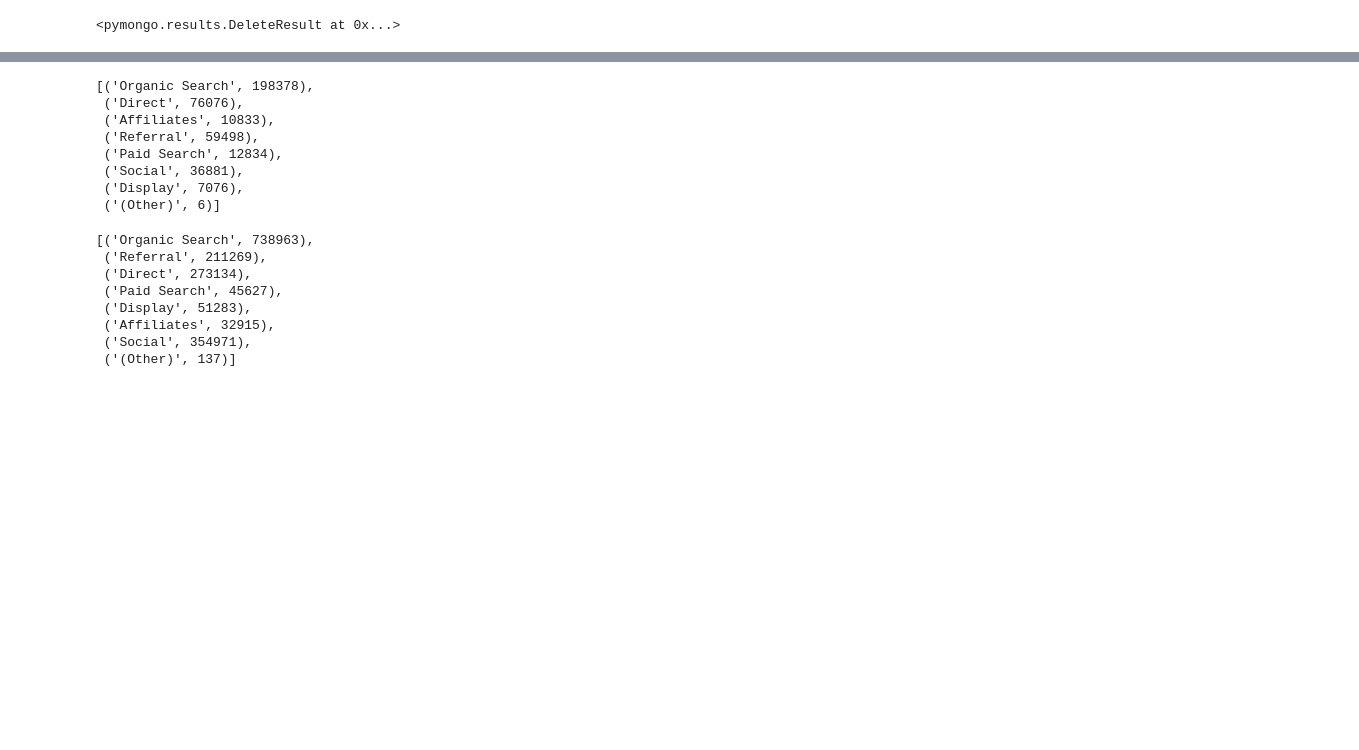
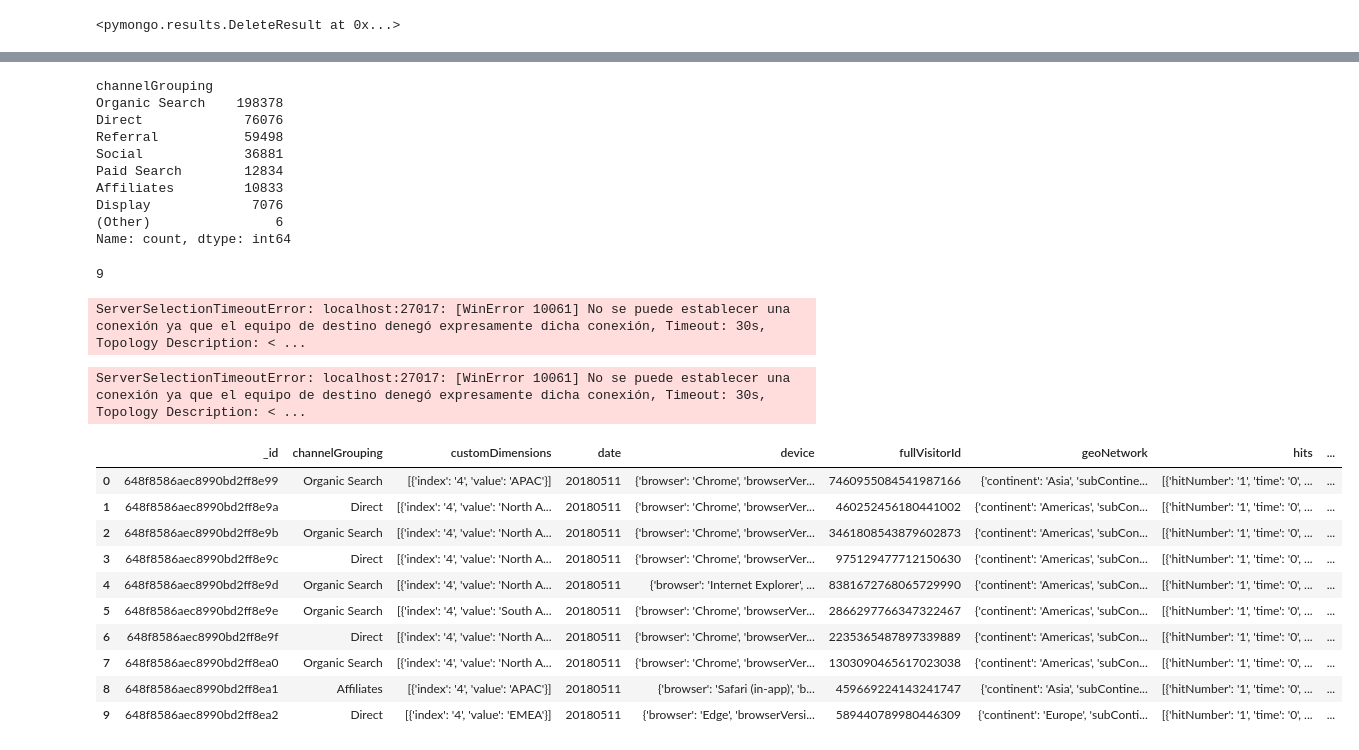
Before and after one commit to AndresF100/Projects_UNAL, a Jupyter notebook: Módulo 3/Proyecto Módulo 3.ipynb, the cells around one changed output, grey strips where cells are left out. Cells and saved outputs as stored; diff of their text form; code cells hidden in the pictures; blank space fills up the shorter version.

```diff
--- a/Módulo 3/Proyecto Módulo 3.ipynb
+++ b/Módulo 3/Proyecto Módulo 3.ipynb
@@ -255,15 +274,18 @@ client.close()
+# %%
+column_types = {'_id':str, 'channelGrouping':str, 'customDimensions':str, 'date':str, 'device':str,
+       'fullVisitorId':str, 'geoNetwork':str, 'hits':str, 'socialEngagementType':str, 'totals':str,
+       'trafficSource':str, 'visitId':str, 'visitNumber':str, 'visitStartTime':str}
 # %%
-
 base_Test = read_mongo(
     connection_kwargs={"host": "mongodb://localhost:27017"},
     database="Proyecto_MOD_3",
     collection="Test",
-    chunksize=500,
-)
+    chunksize=50000,
+).to_dataframe(meta=column_types)
 
 base_Train = read_mongo(
     connection_kwargs={"host": "mongodb://localhost:27017"},
     database="Proyecto_MOD_3",
     collection="Train",
-    chunksize=500,
-)
+    chunksize=50000,
+).to_dataframe(meta=column_types)
@@ -270,22 +313,46 @@ base_Train = read_mongo(
 # %%
-base_Test.pluck('channelGrouping').frequencies().compute()
+base_Test.channelGrouping.value_counts().compute()
 # %% [output]
-[('Organic Search', 198378),
- ('Direct', 76076),
- ('Affiliates', 10833),
- ('Referral', 59498),
- ('Paid Search', 12834),
- ('Social', 36881),
- ('Display', 7076),
- ('(Other)', 6)]
+channelGrouping
+Organic Search    198378
+Direct             76076
+Referral           59498
+Social             36881
+Paid Search        12834
+Affiliates         10833
+Display             7076
+(Other)                6
+Name: count, dtype: int64
-# %%
-base_Train.pluck('channelGrouping').frequencies().compute()
-# %% [output]
-[('Organic Search', 738963),
- ('Referral', 211269),
- ('Direct', 273134),
- ('Paid Search', 45627),
- ('Display', 51283),
- ('Affiliates', 32915),
- ('Social', 354971),
- ('(Other)', 137)]
+# %%
+base_Test.npartitions
+# %% [output]
+9
+# %%
+prueba_1= base_Test[base_Test["channelGrouping"]=="Display"].head(5)
+prueba_1
+# %% [output]
+ServerSelectionTimeoutError: localhost:27017: [WinError 10061] No se puede establecer una conexión ya que el equipo de destino denegó expresamente dicha conexión, Timeout: 30s, Topology Description: < ...
+# %%
+def extract_value(json_str, key):
+    data= json.loads(json_str)
+    return data[key]
+
+base_Test["device"]= base_Test["device"].apply(extract_value("browser","Chrome"), meta=("Chrome", "int"))
+# %%
+a=base_Test.head(10)
+# %% [output]
+ServerSelectionTimeoutError: localhost:27017: [WinError 10061] No se puede establecer una conexión ya que el equipo de destino denegó expresamente dicha conexión, Timeout: 30s, Topology Description: < ...
+# %%
+a
+# %% [output]
+|  | _id | channelGrouping | customDimensions | date | device | fullVisitorId | geoNetwork | hits | ... |
+| 0 | 648f8586aec8990bd2ff8e99 | Organic Search | [{'index': '4', 'value': 'APAC'}] | 20180511 | {'browser': 'Chrome', 'browserVer... | 7460955084541987166 | {'continent': 'Asia', 'subContine... | [{'hitNumber': '1', 'time': '0', ... | ... |
+| 1 | 648f8586aec8990bd2ff8e9a | Direct | [{'index': '4', 'value': 'North A... | 20180511 | {'browser': 'Chrome', 'browserVer... | 460252456180441002 | {'continent': 'Americas', 'subCon... | [{'hitNumber': '1', 'time': '0', ... | ... |
+| 2 | 648f8586aec8990bd2ff8e9b | Organic Search | [{'index': '4', 'value': 'North A... | 20180511 | {'browser': 'Chrome', 'browserVer... | 3461808543879602873 | {'continent': 'Americas', 'subCon... | [{'hitNumber': '1', 'time': '0', ... | ... |
+| 3 | 648f8586aec8990bd2ff8e9c | Direct | [{'index': '4', 'value': 'North A... | 20180511 | {'browser': 'Chrome', 'browserVer... | 975129477712150630 | {'continent': 'Americas', 'subCon... | [{'hitNumber': '1', 'time': '0', ... | ... |
+| 4 | 648f8586aec8990bd2ff8e9d | Organic Search | [{'index': '4', 'value': 'North A... | 20180511 | {'browser': 'Internet Explorer', ... | 8381672768065729990 | {'continent': 'Americas', 'subCon... | [{'hitNumber': '1', 'time': '0', ... | ... |
+| 5 | 648f8586aec8990bd2ff8e9e | Organic Search | [{'index': '4', 'value': 'South A... | 20180511 | {'browser': 'Chrome', 'browserVer... | 2866297766347322467 | {'continent': 'Americas', 'subCon... | [{'hitNumber': '1', 'time': '0', ... | ... |
+| 6 | 648f8586aec8990bd2ff8e9f | Direct | [{'index': '4', 'value': 'North A... | 20180511 | {'browser': 'Chrome', 'browserVer... | 2235365487897339889 | {'continent': 'Americas', 'subCon... | [{'hitNumber': '1', 'time': '0', ... | ... |
+| 7 | 648f8586aec8990bd2ff8ea0 | Organic Search | [{'index': '4', 'value': 'North A... | 20180511 | {'browser': 'Chrome', 'browserVer... | 1303090465617023038 | {'continent': 'Americas', 'subCon... | [{'hitNumber': '1', 'time': '0', ... | ... |
+| 8 | 648f8586aec8990bd2ff8ea1 | Affiliates | [{'index': '4', 'value': 'APAC'}] | 20180511 | {'browser': 'Safari (in-app)', 'b... | 459669224143241747 | {'continent': 'Asia', 'subContine... | [{'hitNumber': '1', 'time': '0', ... | ... |
+| 9 | 648f8586aec8990bd2ff8ea2 | Direct | [{'index': '4', 'value': 'EMEA'}] | 20180511 | {'browser': 'Edge', 'browserVersi... | 589440789980446309 | {'continent': 'Europe', 'subConti... | [{'hitNumber': '1', 'time': '0', ... | ... |
```
Also changed, not shown: parts of 25 cells of this notebook.
